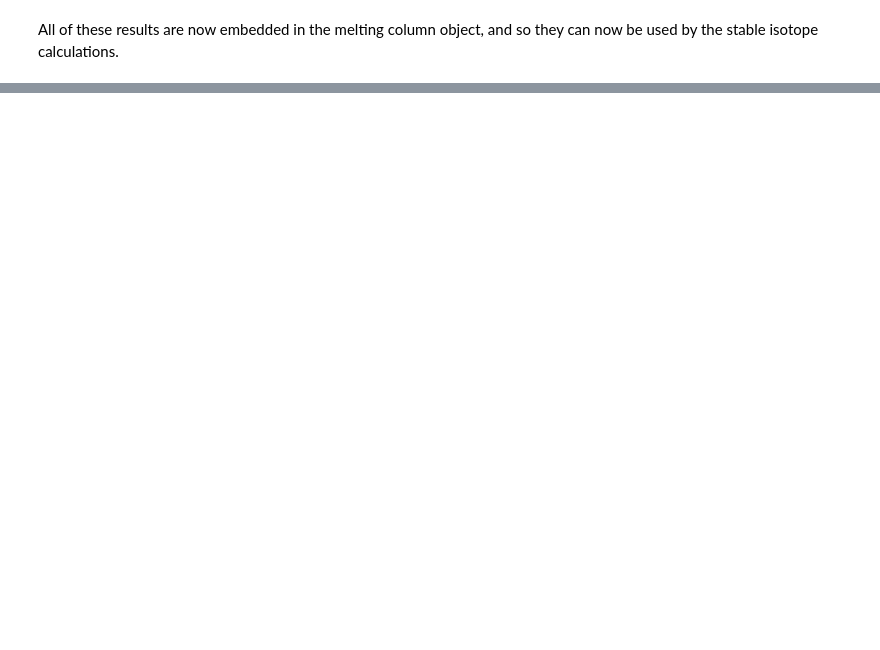
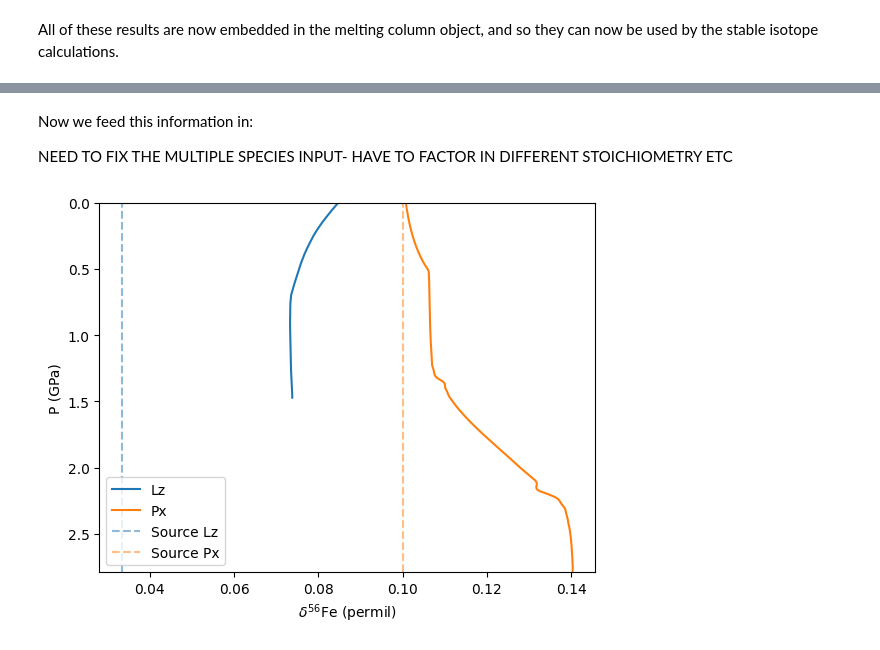
Before and after one commit to simonwmatthews/pyMelt, a Jupyter notebook: templates/301_StableIsotopes_Fe.ipynb, the cells around one changed output, grey strips where cells are left out. Drawn from its saved outputs; the diff is of its cells as text; code cells hidden in the pictures; blank space fills up the shorter version.

```diff
--- a/templates/301_StableIsotopes_Fe.ipynb
+++ b/templates/301_StableIsotopes_Fe.ipynb
@@ -110,0 +335,7 @@ Matthews, S., Wong, K., Shorttle, O., Edmonds, M., & Maclennan, J. (2021). Do ol
+# %%
+d56_lz = 0.05 / 1.5
+d56_px = 0.15 / 1.5
+# %% [markdown]
+Now we feed this information in:
+
+NEED TO FIX THE MULTIPLE SPECIES INPUT- HAVE TO FACTOR IN DIFFERENT STOICHIOMETRY ETC
@@ -110,0 +356,20 @@ Matthews, S., Wong, K., Shorttle, O., Edmonds, M., & Maclennan, J. (2021). Do ol
+# %%
+f, a = plt.subplots()
+
+a.plot(column.composition['lz']['liq_d56Fe'], column.P, label='Lz')
+a.plot(column.composition['px']['liq_d56Fe'], column.P, label='Px')
+
+a.axvline(d56_lz, c='C0', alpha=0.5, ls='--', label='Source Lz')
+a.axvline(d56_px, c='C1', alpha=0.5, ls='--', label='Source Px')
+
+
+a.set_ylim(np.nanmax(column.P), 0)
+
+a.set_xlabel("$\delta^{56}$Fe (permil)")
+a.set_ylabel("P (GPa)")
+
+a.legend(loc='lower left')
+
+plt.show()
+# %% [output]
+[figure, added]
```
Also changed, not shown: parts of 21 cells of this notebook, 2 other files.
